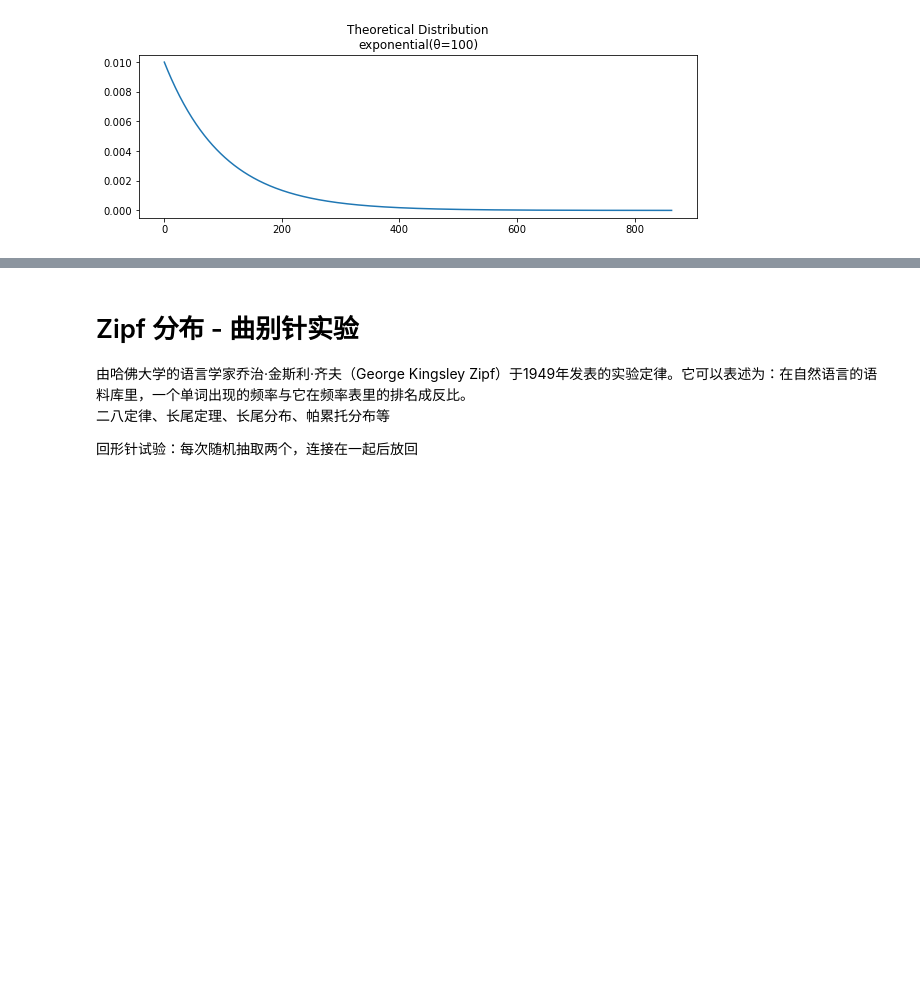
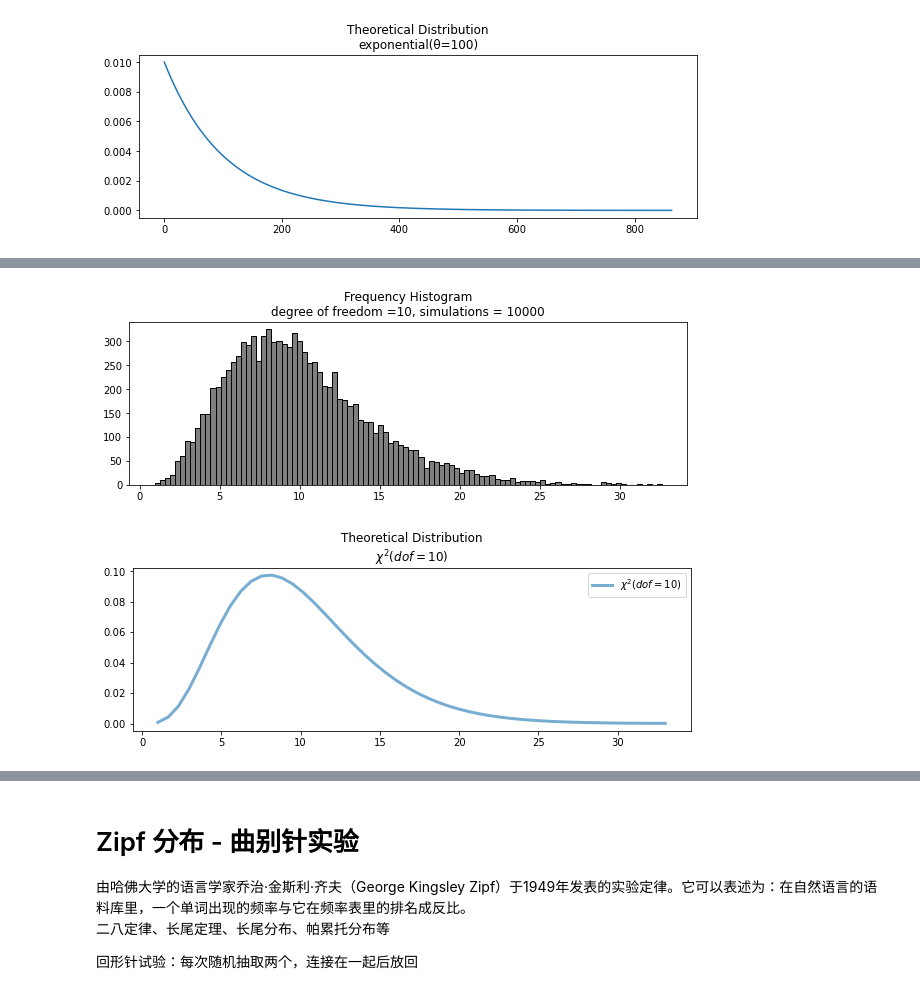
Before and after one commit to zhangys11/mc, a Jupyter notebook: demo.ipynb, the cells around one changed output, grey strips where cells are left out. Saved outputs shown, nothing was run; the diff lists cells and outputs as text; code cells hidden in the pictures; blank space fills up the shorter version.

```diff
--- a/demo.ipynb
+++ b/demo.ipynb
@@ -130,0 +156,5 @@ sudden_death(num_rounds = 1000, p = 0.01, N = 10000)
+# %%
+chisq(k=10, N = 10000)
+# %% [output]
+[figure, added]
+[figure, added]
```
Also changed, not shown: parts of 10 cells of this notebook, 1 other file.
